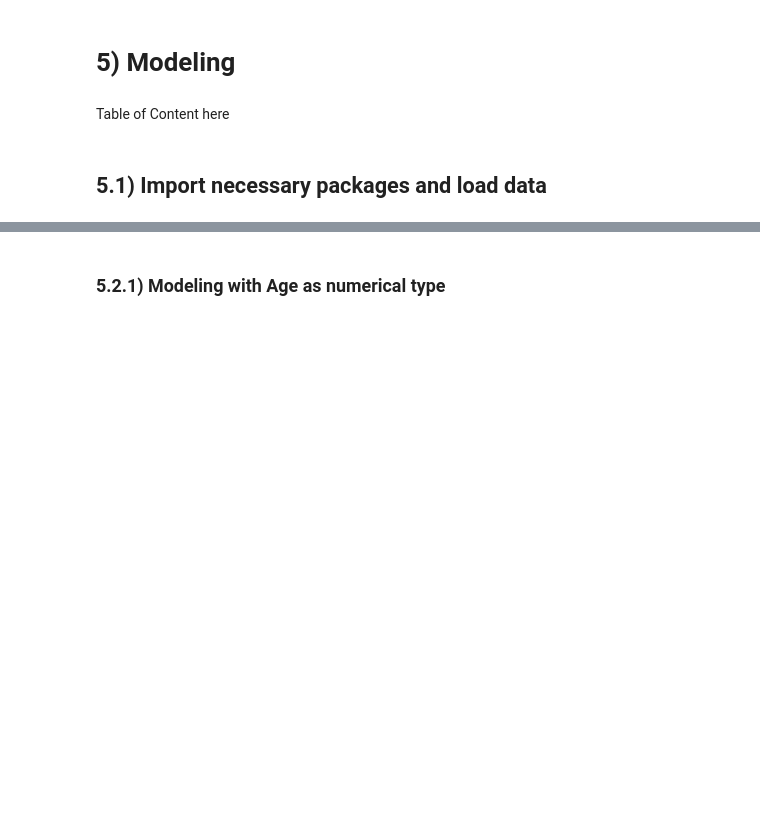
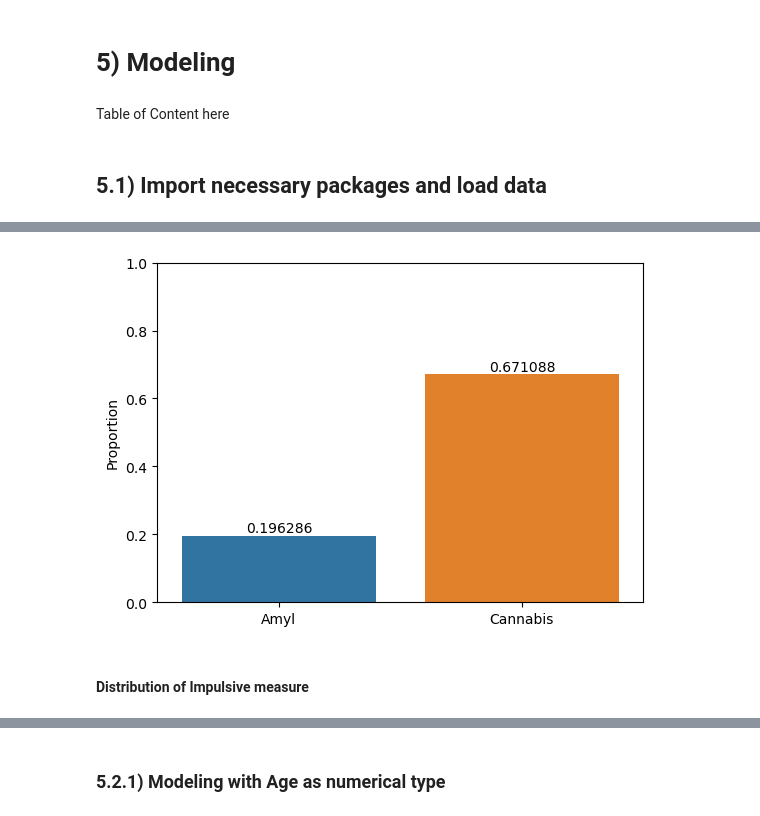
Before and after one commit to thanhn1/Capstone-Two, a Jupyter notebook: Notebooks/Step5_modeling.ipynb, the cells around one changed output, grey strips where cells are left out. Drawn from its saved outputs; the diff is of its cells as text; code cells hidden in the pictures; blank space fills up the shorter version.

```diff
--- a/Notebooks/Step5_modeling.ipynb
+++ b/Notebooks/Step5_modeling.ipynb
@@ -60,0 +59,6 @@ drug_2.head()
+# %%
+# Copy data to a temp df
+temp = drug_2[['Amyl_user', 'Cannabis_user']].copy()
+# rename the column
+temp.rename(columns = {"Amyl_user": "Amyl", "Cannabis_user": "Cannabis"}, inplace=True)
+temp.head()
@@ -60,0 +72,18 @@ drug_2.head()
+# %%
+# Plot showing proportion number in the top of bars
+# https://www.geeksforgeeks.org/how-to-show-values-on-seaborn-barplot/
+# Good explanation about plot object
+# barplot() takes both wide and long data. Here the dataset is wide.
+
+fig, ax = plt.subplots()
+fig.tight_layout(pad=4)
+ax.set_ylim(top=1)
+ax.set_ylabel("Proportion")
+# ax.set_title("Amyl and Cannabis Usage")
+sns.barplot(temp, errorbar=None, ax=ax)
+for i in ax.containers:
+    ax.bar_label(i,)
+# %% [output]
+[figure, added]
+# %% [markdown]
+#### Distribution of Impulsive measure
```
Also changed, not shown: parts of 342 cells of this notebook, 3 other files.
